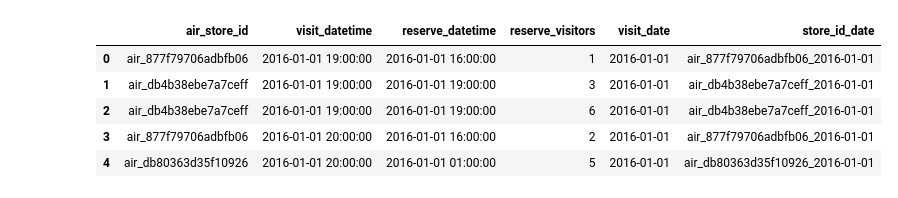
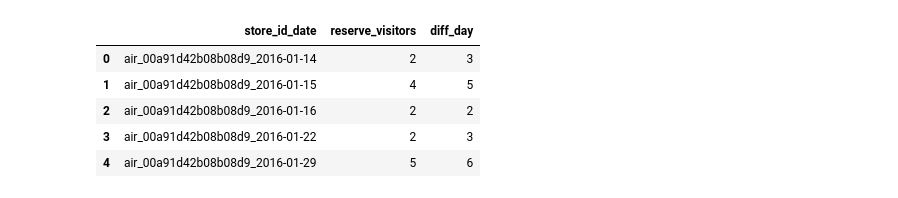
Before and after one commit to tennisky/kaggle_Recruit-1, a Jupyter notebook: miyamoto/01_dataset_reservation.ipynb, the cells around one changed output. Saved outputs shown, nothing was run; the diff lists cells and outputs as text; code cells hidden in the pictures.

```diff
--- a/miyamoto/01_dataset_reservation.ipynb
+++ b/miyamoto/01_dataset_reservation.ipynb
@@ -10,0 +30,3 @@ idrel=pd.read_csv('../input/store_id_relation.csv')
+# %%
+hres1=pd.merge(idrel,hres, how='inner', on=['hpg_store_id'])
+hres1.head()
@@ -10,0 +40,2 @@ idrel=pd.read_csv('../input/store_id_relation.csv')
+# %%
+ares=pd.merge(hres1,ares, how='outer', on=['air_store_id','visit_datetime','reserve_datetime','reserve_visitors'])
@@ -14,16 +66,20 @@ ares1=ares.copy()
 ares1['visit_date']=[i[:i.find(' ')] for i in ares['visit_datetime']]
 ares1['store_id_date']=ares1['air_store_id']+'_'+ares1['visit_date']
 # %%
-#予約日時から訪問日時までの時間を取得
+#予約日時から訪問日時までの日数を取得
 ares2=ares1.copy()
 ares2['reserve_datetime']=pd.to_datetime(ares2['reserve_datetime'])
 ares2['visit_datetime']=pd.to_datetime(ares2['visit_datetime'])
+ares2['diff_day']=ares2.apply(lambda r: (r['visit_datetime'] - r['reserve_datetime']).days, axis=1)
+# %%
+#ares4=ares3.groupby('store_id_date').sum().iloc[:,0:1]
+ares3=ares2.groupby('store_id_date').sum().reset_index()
 # %%
-ares2.head()
+ares3.head()
 # %% [output]
-|  | air_store_id | visit_datetime | reserve_datetime | reserve_visitors | visit_date | store_id_date |
-| 0 | air_877f79706adbfb06 | 2016-01-01 19:00:00 | 2016-01-01 16:00:00 | 1 | 2016-01-01 | air_877f79706adbfb06_2016-01-01 |
-| 1 | air_db4b38ebe7a7ceff | 2016-01-01 19:00:00 | 2016-01-01 19:00:00 | 3 | 2016-01-01 | air_db4b38ebe7a7ceff_2016-01-01 |
-| 2 | air_db4b38ebe7a7ceff | 2016-01-01 19:00:00 | 2016-01-01 19:00:00 | 6 | 2016-01-01 | air_db4b38ebe7a7ceff_2016-01-01 |
-| 3 | air_877f79706adbfb06 | 2016-01-01 20:00:00 | 2016-01-01 16:00:00 | 2 | 2016-01-01 | air_877f79706adbfb06_2016-01-01 |
-| 4 | air_db80363d35f10926 | 2016-01-01 20:00:00 | 2016-01-01 01:00:00 | 5 | 2016-01-01 | air_db80363d35f10926_2016-01-01 |
+|  | store_id_date | reserve_visitors | diff_day |
+| 0 | air_00a91d42b08b08d9_2016-01-14 | 2 | 3 |
+| 1 | air_00a91d42b08b08d9_2016-01-15 | 4 | 5 |
+| 2 | air_00a91d42b08b08d9_2016-01-16 | 2 | 2 |
+| 3 | air_00a91d42b08b08d9_2016-01-22 | 2 | 3 |
+| 4 | air_00a91d42b08b08d9_2016-01-29 | 5 | 6 |
```
Also changed, not shown: parts of 11 cells of this notebook, 21 other files.
